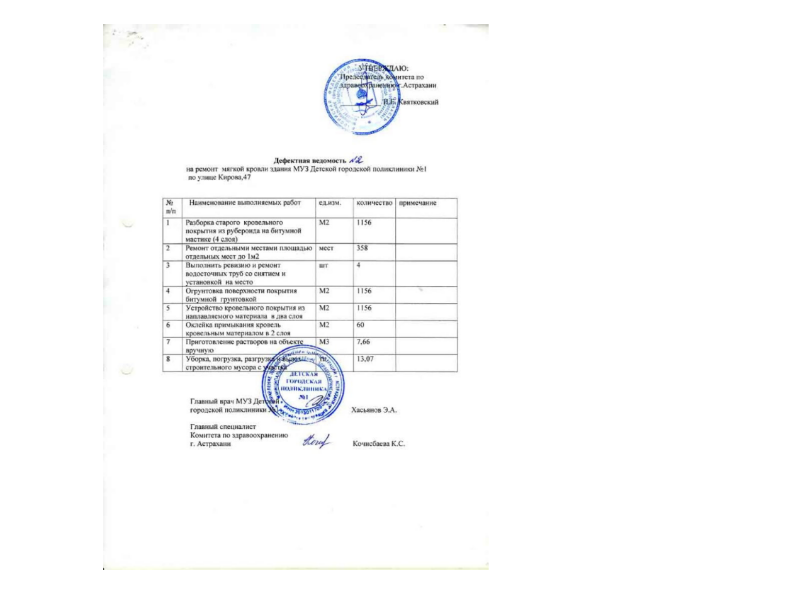
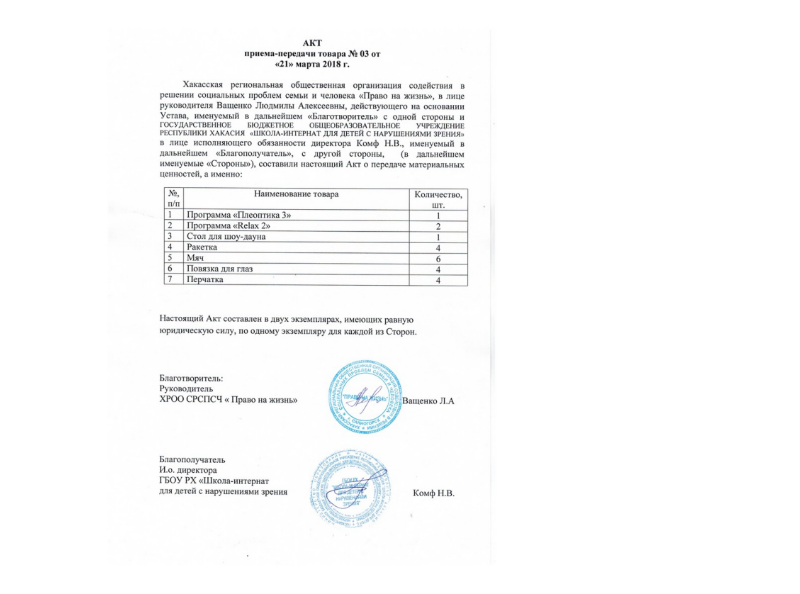
Before and after one commit to mahmodKhaled/Stamp-Detection, a Jupyter notebook: notebooks/detect_stamps.ipynb, the cells around one changed output. Cells and saved outputs as stored; diff of their text form; code cells hidden in the pictures.

```diff
--- a/notebooks/detect_stamps.ipynb
+++ b/notebooks/detect_stamps.ipynb
@@ -13,13 +13,13 @@ images = [f for f in os.listdir(dataset_path)]
 # %%
 image = imread(os.path.join(
     dataset_path,
     images[
         get_index_of_image_from_name(
-            'kak-pravilno-sostavit-defektovku_1-768x1088 (1).jpg',
+            'абакан-акт-1.jpg',
             images
         )
     ]
 ))
 show_image(image)
 # %% [output]
-[figure, old version]
+[figure, new version]
```
Also changed, not shown: parts of 9 cells of this notebook, 2 other files.
